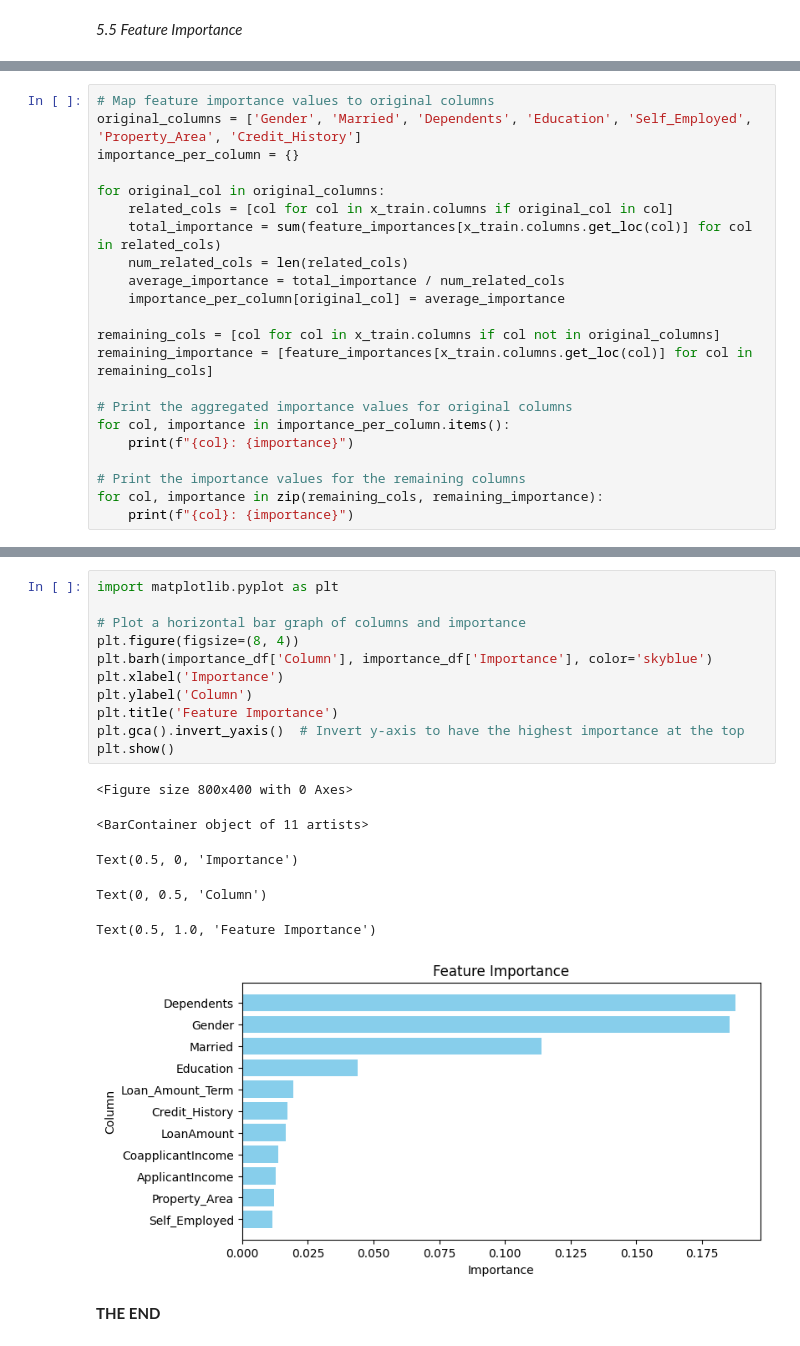
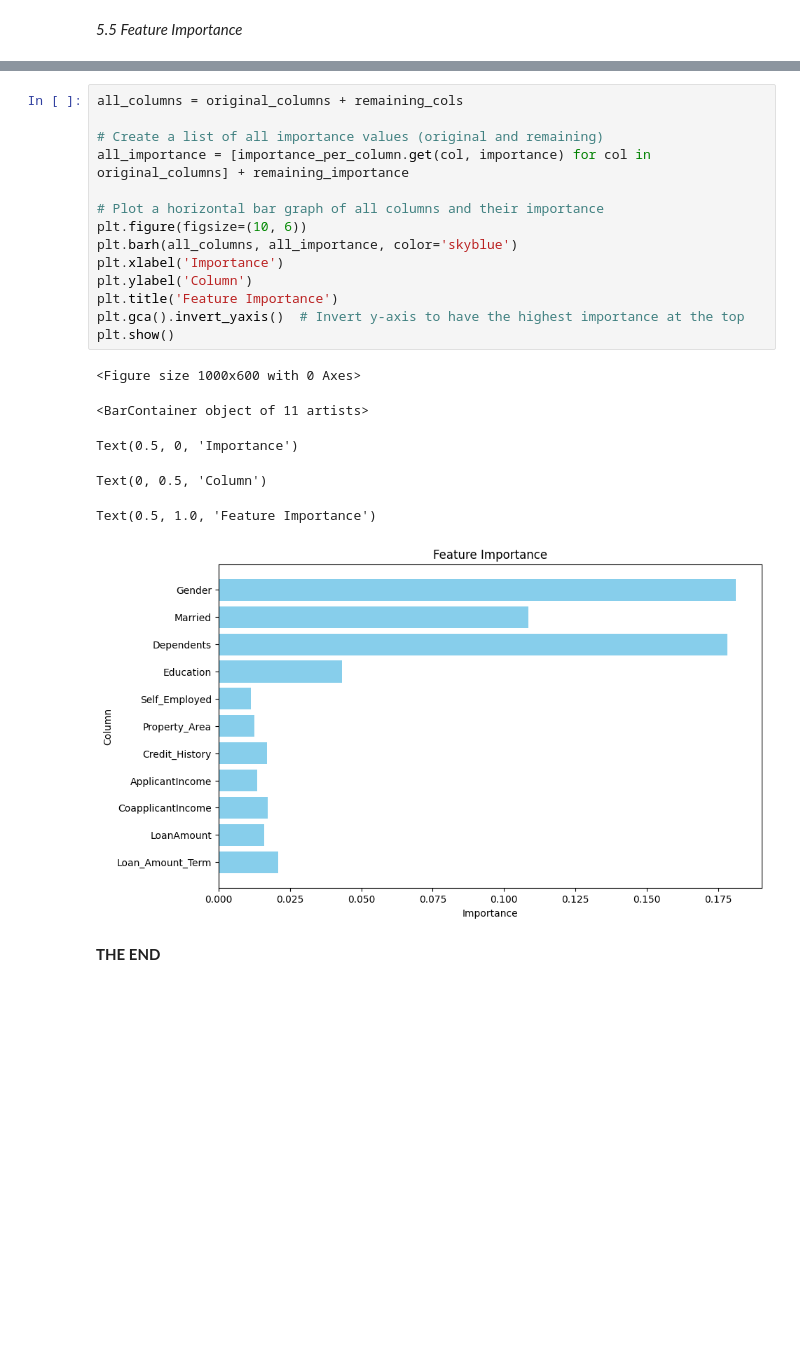
Before and after one commit to a-singh03/BDDA, a Jupyter notebook: BDDA_Project_Group1_Pipeline_&_RFC.ipynb, the cells around one changed output, grey strips where cells are left out. Cells and saved outputs as stored; diff of their text form; blank space fills up the shorter version.

```diff
--- a/BDDA_Project_Group1_Pipeline_&_RFC.ipynb
+++ b/BDDA_Project_Group1_Pipeline_&_RFC.ipynb
@@ -443,22 +506,0 @@ Feature importances shape: (21,)
-# %%
-# Map feature importance values to original columns
-original_columns = ['Gender', 'Married', 'Dependents', 'Education', 'Self_Employed', 'Property_Area', 'Credit_History']
-importance_per_column = {}
-
-for original_col in original_columns:
-    related_cols = [col for col in x_train.columns if original_col in col]
-    total_importance = sum(feature_importances[x_train.columns.get_loc(col)] for col in related_cols)
-    num_related_cols = len(related_cols)
-    average_importance = total_importance / num_related_cols
-    importance_per_column[original_col] = average_importance
-
-remaining_cols = [col for col in x_train.columns if col not in original_columns]
-remaining_importance = [feature_importances[x_train.columns.get_loc(col)] for col in remaining_cols]
-
-# Print the aggregated importance values for original columns
-for col, importance in importance_per_column.items():
-    print(f"{col}: {importance}")
-
-# Print the importance values for the remaining columns
-for col, importance in zip(remaining_cols, remaining_importance):
-    print(f"{col}: {importance}")
@@ -477,20 +507,23 @@ Loan_Amount_Term: 0.019445589531922613
 # %%
-import matplotlib.pyplot as plt
+all_columns = original_columns + remaining_cols
 
-# Plot a horizontal bar graph of columns and importance
-plt.figure(figsize=(8, 4))
-plt.barh(importance_df['Column'], importance_df['Importance'], color='skyblue')
+# Create a list of all importance values (original and remaining)
+all_importance = [importance_per_column.get(col, importance) for col in original_columns] + remaining_importance
+
+# Plot a horizontal bar graph of all columns and their importance
+plt.figure(figsize=(10, 6))
+plt.barh(all_columns, all_importance, color='skyblue')
 plt.xlabel('Importance')
 plt.ylabel('Column')
 plt.title('Feature Importance')
 plt.gca().invert_yaxis()  # Invert y-axis to have the highest importance at the top
 plt.show()
 # %% [output]
-<Figure size 800x400 with 0 Axes>
+<Figure size 1000x600 with 0 Axes>
 <BarContainer object of 11 artists>
 Text(0.5, 0, 'Importance')
 Text(0, 0.5, 'Column')
 Text(0.5, 1.0, 'Feature Importance')
-[figure, old version]
+[figure, new version]
 # %% [markdown]
 **THE END**
```
Also changed, not shown: parts of 13 cells of this notebook.
